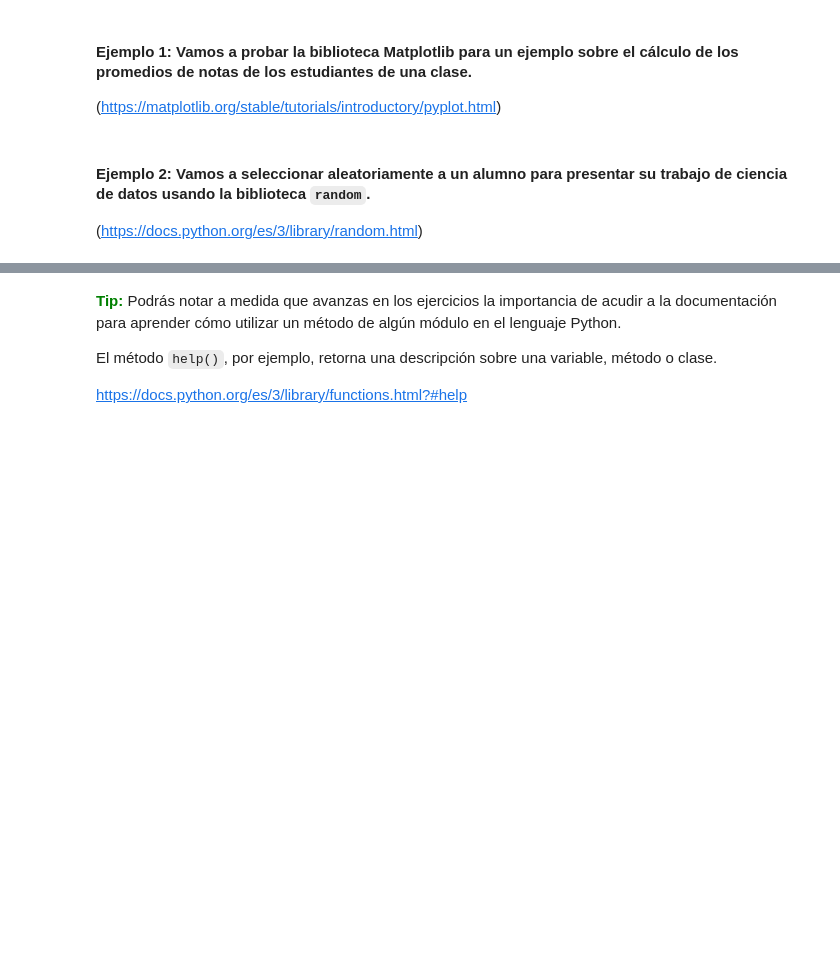
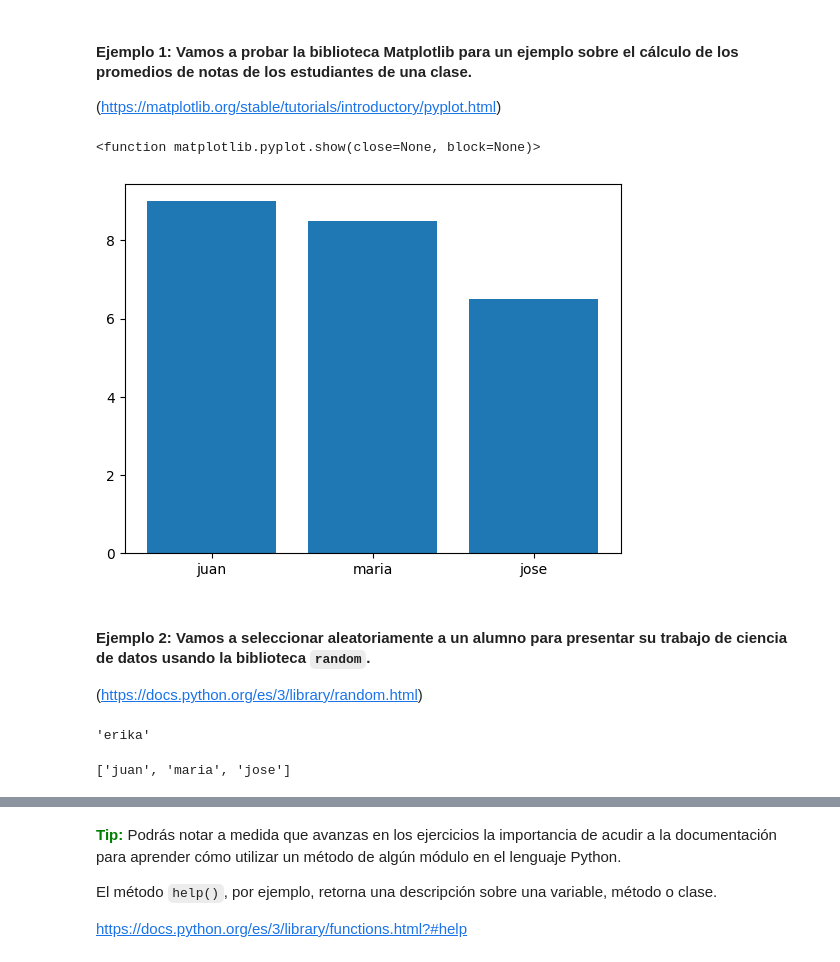
Before and after one commit to leriverah/2048-python-para-data-science-trabajar-con-funciones, a Jupyter notebook: Python_para_Data_Science.ipynb, the cells around one changed output, grey strips where cells are left out. Cells and saved outputs as stored; diff of their text form; code cells hidden in the pictures; blank space fills up the shorter version.

```diff
--- a/Python_para_Data_Science.ipynb
+++ b/Python_para_Data_Science.ipynb
@@ -65,3 +81,12 @@ NameError: name 'matplotlib' is not defined
+# %%
+estudiantes = ['juan', 'maria','jose']
+notas = [9, 8.5,6.5]
+# %%
+plt.bar(x= estudiantes, height= notas)
+plt.show
+# %% [output]
+<function matplotlib.pyplot.show(close=None, block=None)>
+[figure, added]
 # %% [markdown]
 #### Ejemplo 2: Vamos a seleccionar aleatoriamente a un alumno para presentar su trabajo de ciencia de datos usando la biblioteca `random`.
 
@@ -68,0 +96,8 @@ NameError: name 'matplotlib' is not defined
+# %%
+estudiantes.pop(3)
+# %% [output]
+'erika'
+# %%
+estudiantes
+# %% [output]
+['juan', 'maria', 'jose']
```
Also changed, not shown: parts of 11 cells of this notebook.
